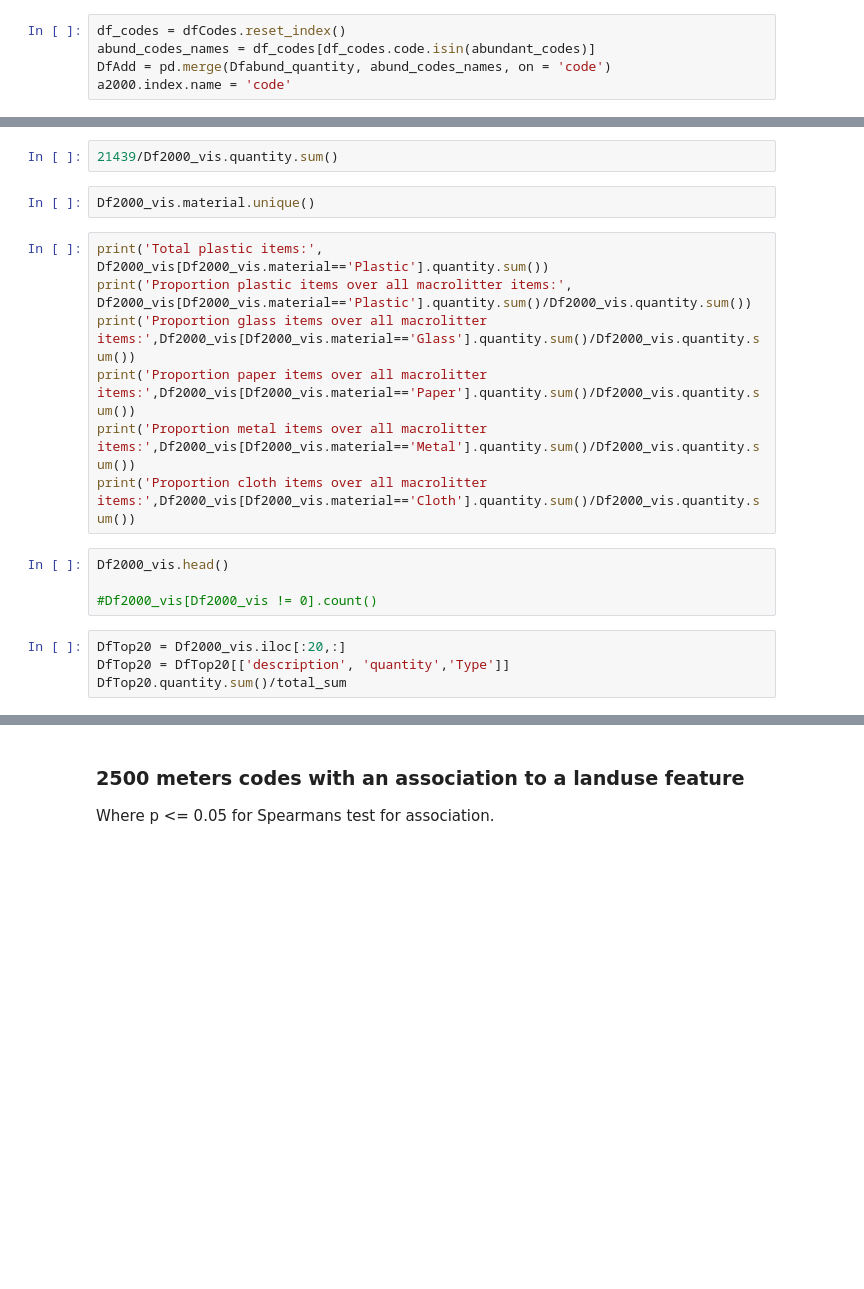
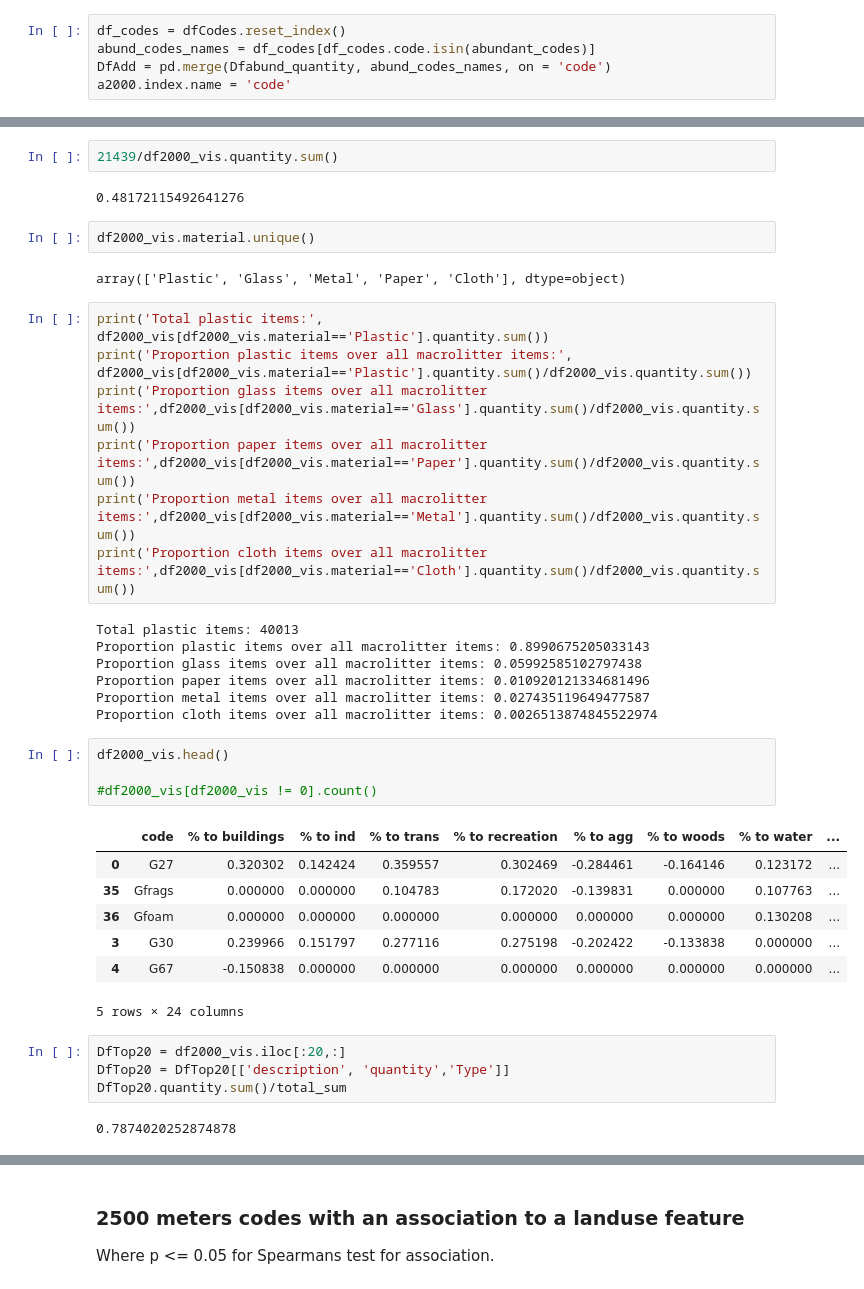
Before and after one commit to hammerdirt-analyst/landuse, a Jupyter notebook: land_use_1500_10000_mod.ipynb, the cells around one changed output, grey strips where cells are left out. Saved outputs shown, nothing was run; the diff lists cells and outputs as text; blank space fills up the shorter version.

```diff
--- a/land_use_1500_10000_mod.ipynb
+++ b/land_use_1500_10000_mod.ipynb
@@ -727,22 +743,43 @@ print('unproductive',DfCorr.loc[DfCorr['% to unproductive']!=0, 'quantity'].sum(
 # %%
-21439/Df2000_vis.quantity.sum()
+21439/df2000_vis.quantity.sum()
+# %% [output]
+0.48172115492641276
 # %%
-Df2000_vis.material.unique()
+df2000_vis.material.unique()
+# %% [output]
+array(['Plastic', 'Glass', 'Metal', 'Paper', 'Cloth'], dtype=object)
 # %%
-print('Total plastic items:', Df2000_vis[Df2000_vis.material=='Plastic'].quantity.sum())
-print('Proportion plastic items over all macrolitter items:', Df2000_vis[Df2000_vis.material=='Plastic'].quantity.sum()/Df2000_vis.quantity.sum())
-print('Proportion glass items over all macrolitter items:',Df2000_vis[Df2000_vis.material=='Glass'].quantity.sum()/Df2000_vis.quantity.sum())
-print('Proportion paper items over all macrolitter items:',Df2000_vis[Df2000_vis.material=='Paper'].quantity.sum()/Df2000_vis.quantity.sum())
-print('Proportion metal items over all macrolitter items:',Df2000_vis[Df2000_vis.material=='Metal'].quantity.sum()/Df2000_vis.quantity.sum())
-print('Proportion cloth items over all macrolitter items:',Df2000_vis[Df2000_vis.material=='Cloth'].quantity.sum()/Df2000_vis.quantity.sum())
+print('Total plastic items:', df2000_vis[df2000_vis.material=='Plastic'].quantity.sum())
+print('Proportion plastic items over all macrolitter items:', df2000_vis[df2000_vis.material=='Plastic'].quantity.sum()/df2000_vis.quantity.sum())
+print('Proportion glass items over all macrolitter items:',df2000_vis[df2000_vis.material=='Glass'].quantity.sum()/df2000_vis.quantity.sum())
+print('Proportion paper items over all macrolitter items:',df2000_vis[df2000_vis.material=='Paper'].quantity.sum()/df2000_vis.quantity.sum())
+print('Proportion metal items over all macrolitter items:',df2000_vis[df2000_vis.material=='Metal'].quantity.sum()/df2000_vis.quantity.sum())
+print('Proportion cloth items over all macrolitter items:',df2000_vis[df2000_vis.material=='Cloth'].quantity.sum()/df2000_vis.quantity.sum())
+# %% [output]
+Total plastic items: 40013
+Proportion plastic items over all macrolitter items: 0.8990675205033143
+Proportion glass items over all macrolitter items: 0.05992585102797438
+Proportion paper items over all macrolitter items: 0.010920121334681496
+Proportion metal items over all macrolitter items: 0.027435119649477587
+Proportion cloth items over all macrolitter items: 0.0026513874845522974
 # %%
-Df2000_vis.head()
+df2000_vis.head()
 
-#Df2000_vis[Df2000_vis != 0].count()
+#df2000_vis[df2000_vis != 0].count()
+# %% [output]
+|  | code | % to buildings | % to ind | % to trans | % to recreation | % to agg | % to woods | % to water | ... |
+| 0 | G27 | 0.320302 | 0.142424 | 0.359557 | 0.302469 | -0.284461 | -0.164146 | 0.123172 | ... |
+| 35 | Gfrags | 0.000000 | 0.000000 | 0.104783 | 0.172020 | -0.139831 | 0.000000 | 0.107763 | ... |
+| 36 | Gfoam | 0.000000 | 0.000000 | 0.000000 | 0.000000 | 0.000000 | 0.000000 | 0.130208 | ... |
+| 3 | G30 | 0.239966 | 0.151797 | 0.277116 | 0.275198 | -0.202422 | -0.133838 | 0.000000 | ... |
+| 4 | G67 | -0.150838 | 0.000000 | 0.000000 | 0.000000 | 0.000000 | 0.000000 | 0.000000 | ... |
+5 rows × 24 columns
 # %%
-DfTop20 = Df2000_vis.iloc[:20,:]
+DfTop20 = df2000_vis.iloc[:20,:]
 DfTop20 = DfTop20[['description', 'quantity','Type']]
 DfTop20.quantity.sum()/total_sum
+# %% [output]
+0.7874020252874878
 # %%
 fig, ax = plt.subplots(figsize=(7,7))
 #sns.set_style("darkgrid")
```
Also changed, not shown: parts of 22 cells of this notebook.
